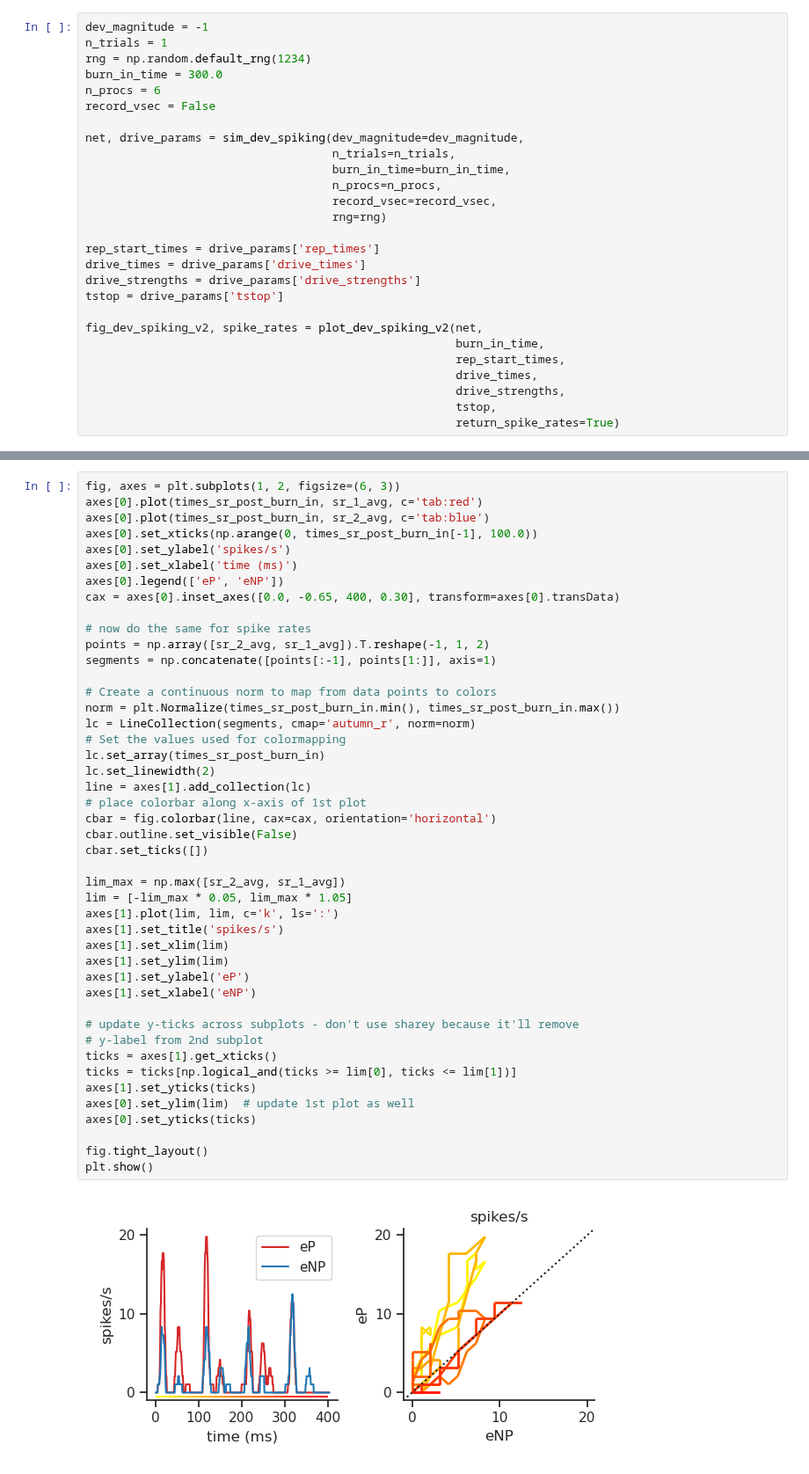
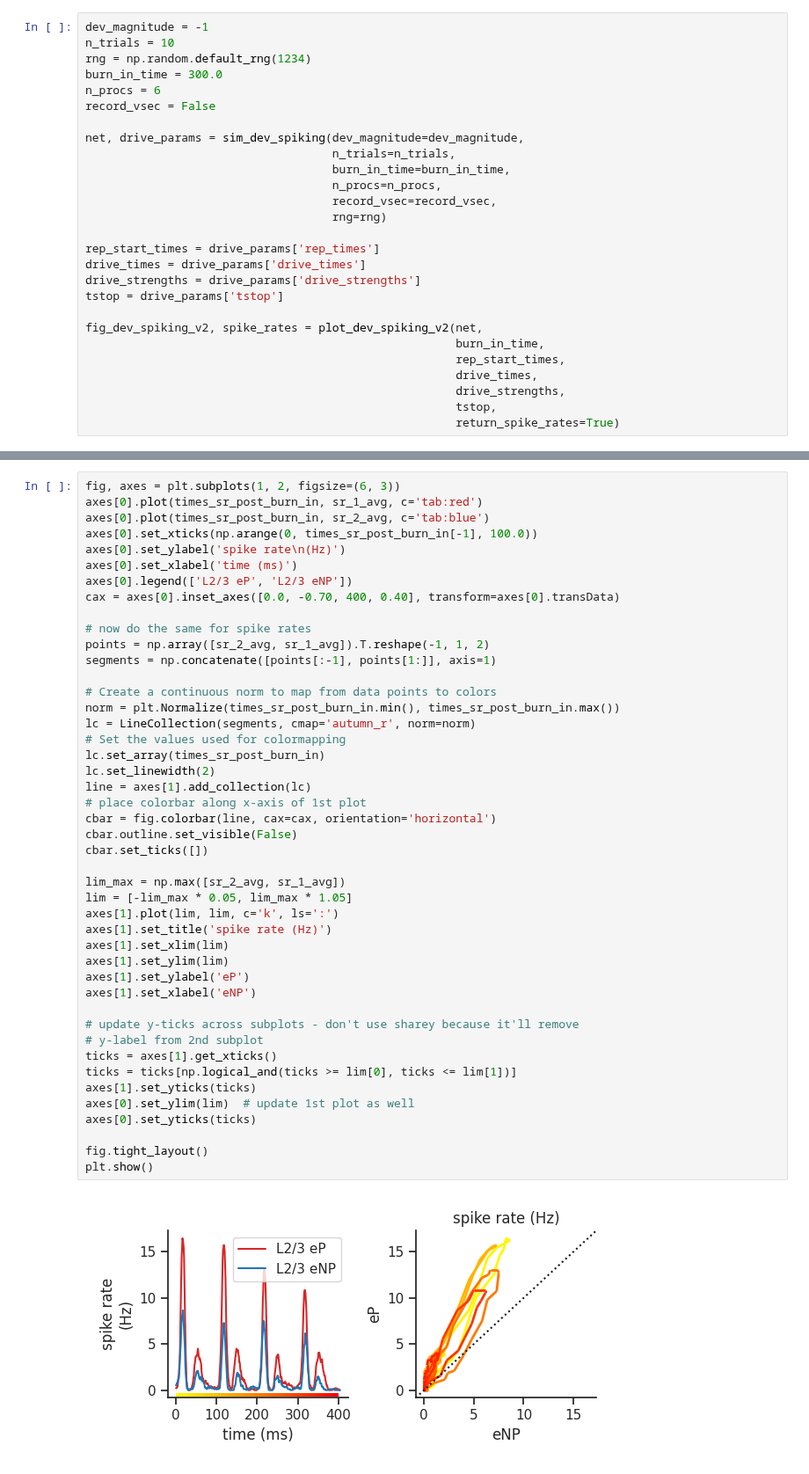
Before and after one commit to rythorpe/hnn-core, a Jupyter notebook: rs_dd_project/plot_intrinsic_net_dynamics.ipynb, the cells around one changed output, grey strips where cells are left out. Shown at 88% size. Saved outputs shown, nothing was run; the diff lists cells and outputs as text.

```diff
--- a/rs_dd_project/plot_intrinsic_net_dynamics.ipynb
+++ b/rs_dd_project/plot_intrinsic_net_dynamics.ipynb
@@ -12,7 +13,7 @@ from hnn_core.cell import _get_gaussian_connection
 from plot_simulate_rep_L6 import sim_dev_spiking, plot_dev_spiking_v2
 # %%
 dev_magnitude = -1
-n_trials = 1
+n_trials = 10
 rng = np.random.default_rng(1234)
 burn_in_time = 300.0
 n_procs = 6
@@ -201,10 +221,10 @@ fig, axes = plt.subplots(1, 2, figsize=(6, 3))
 axes[0].plot(times_sr_post_burn_in, sr_1_avg, c='tab:red')
 axes[0].plot(times_sr_post_burn_in, sr_2_avg, c='tab:blue')
 axes[0].set_xticks(np.arange(0, times_sr_post_burn_in[-1], 100.0))
-axes[0].set_ylabel('spikes/s')
+axes[0].set_ylabel('spike rate\n(Hz)')
 axes[0].set_xlabel('time (ms)')
-axes[0].legend(['eP', 'eNP'])
-cax = axes[0].inset_axes([0.0, -0.65, 400, 0.30], transform=axes[0].transData)
+axes[0].legend(['L2/3 eP', 'L2/3 eNP'])
+cax = axes[0].inset_axes([0.0, -0.70, 400, 0.40], transform=axes[0].transData)
 
 # now do the same for spike rates
 points = np.array([sr_2_avg, sr_1_avg]).T.reshape(-1, 1, 2)
@@ -214,32 +234,32 @@ segments = np.concatenate([points[:-1], points[1:]], axis=1)
 norm = plt.Normalize(times_sr_post_burn_in.min(), times_sr_post_burn_in.max())
 lc = LineCollection(segments, cmap='autumn_r', norm=norm)
 # Set the values used for colormapping
 lc.set_array(times_sr_post_burn_in)
 lc.set_linewidth(2)
 line = axes[1].add_collection(lc)
 # place colorbar along x-axis of 1st plot
 cbar = fig.colorbar(line, cax=cax, orientation='horizontal')
 cbar.outline.set_visible(False)
 cbar.set_ticks([])
 
 lim_max = np.max([sr_2_avg, sr_1_avg])
 lim = [-lim_max * 0.05, lim_max * 1.05]
 axes[1].plot(lim, lim, c='k', ls=':')
-axes[1].set_title('spikes/s')
+axes[1].set_title('spike rate (Hz)')
 axes[1].set_xlim(lim)
 axes[1].set_ylim(lim)
 axes[1].set_ylabel('eP')
 axes[1].set_xlabel('eNP')
 
 # update y-ticks across subplots - don't use sharey because it'll remove
 # y-label from 2nd subplot
 ticks = axes[1].get_xticks()
 ticks = ticks[np.logical_and(ticks >= lim[0], ticks <= lim[1])]
 axes[1].set_yticks(ticks)
 axes[0].set_ylim(lim)  # update 1st plot as well
 axes[0].set_yticks(ticks)
 
 fig.tight_layout()
 plt.show()
 # %% [output]
-[figure, old version]
+[figure, new version]
```
Also changed, not shown: parts of 8 cells of this notebook.
